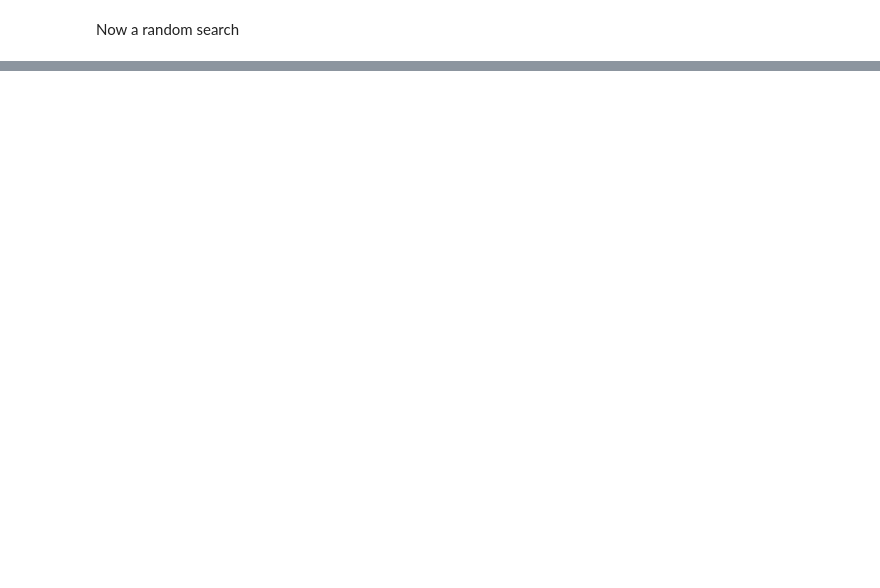
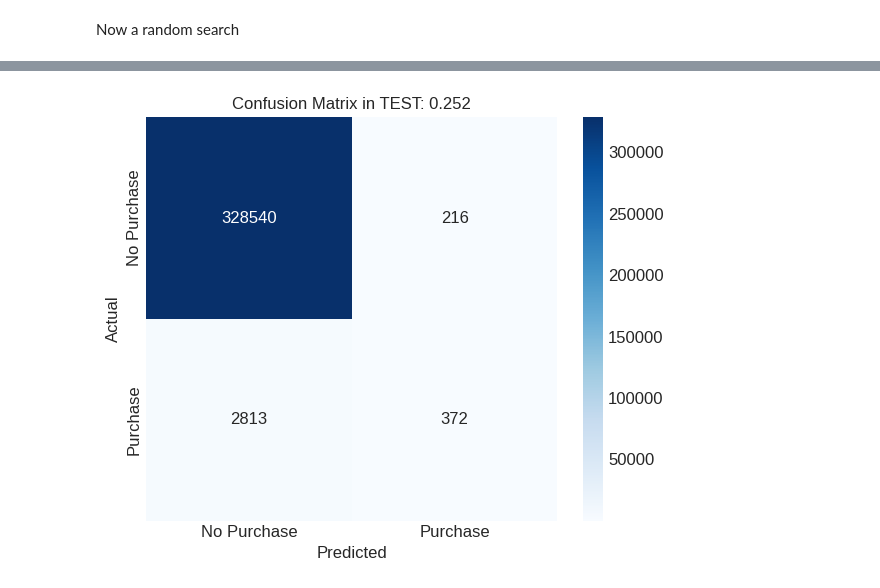
Before and after one commit to Riemann-def/zrive-ds, a Jupyter notebook: src/module_4/notebook.ipynb, the cells around one changed output, grey strips where cells are left out. Cells and saved outputs as stored; diff of their text form; code cells hidden in the pictures; blank space fills up the shorter version.

```diff
--- a/src/module_4/notebook.ipynb
+++ b/src/module_4/notebook.ipynb
@@ -1778,0 +2223,26 @@ Diferencia: 0.0805
+# %%
+from sklearn.neural_network import MLPClassifier
+
+mlp_pipeline = Pipeline([
+    ("scaler", StandardScaler()),
+    ("mlp", MLPClassifier(
+        hidden_layer_sizes=(64, 32),     # two small dense layers
+        activation="relu",
+        solver="adam",
+        alpha=1e-4,                      # L2 weight decay
+        batch_size=256,                  # reasonable mini-batch for 2 M rows
+        learning_rate_init=1e-3,
+        max_iter=20,                     # keeps the test fast
+        early_stopping=True,             # stops if val-loss stagnates
+        n_iter_no_change=2,
+        random_state=random_state,
+        verbose=False
+    ))
+])
+
+mlp_pipeline.fit(X_train[numeric_cols], y_train)
+
+y_val_pred = mlp_pipeline.predict(X_val[numeric_cols])
+f03_val = fbeta_03_score(y_val, y_val_pred)
+
+print(f"MLP validation F0.3: {f03_val:.4f}")
@@ -1778,0 +2288,21 @@ Diferencia: 0.0805
+# %%
+from sklearn.metrics import confusion_matrix
+
+y_proba = best_pipeline.predict_proba(X_test)[:, 1]
+y_pred = (y_proba >= THRESHOLD).astype(int)
+
+# Plot confusión matrix
+cm = confusion_matrix(y_test, y_pred)
+plt.figure(figsize=(6, 5))
+sns.heatmap(
+    cm, annot=True, fmt='d', cmap='Blues',
+    xticklabels=['No Purchase', 'Purchase'],
+    yticklabels=['No Purchase', 'Purchase']
+)
+plt.ylabel('Actual')
+plt.xlabel('Predicted')
+plt.title(f'Confusion Matrix in TEST: {THRESHOLD:.3f}', fontsize=12)
+plt.tight_layout()
+plt.show()
+# %% [output]
+[figure, added]
```
Also changed, not shown: parts of 39 cells of this notebook, 3 other files.
